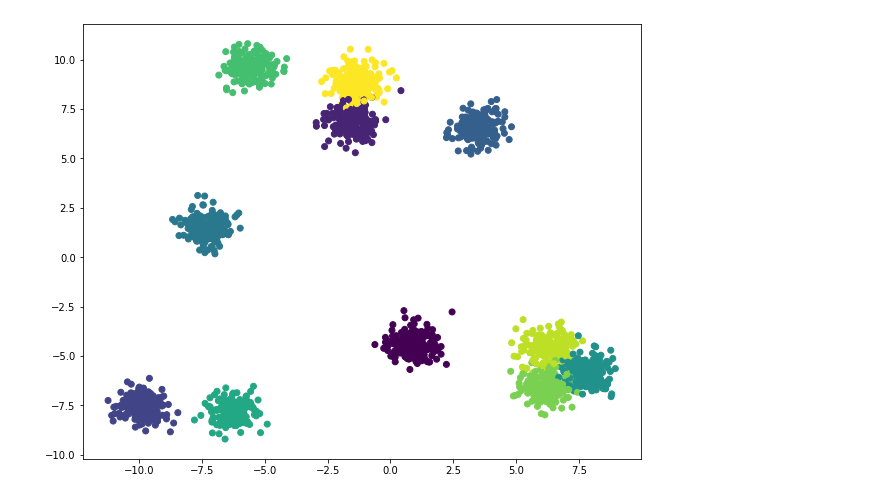
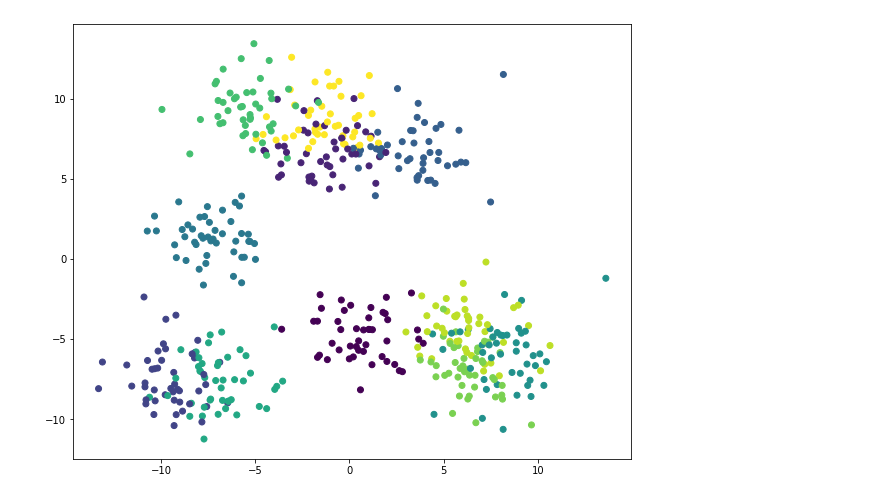
Before and after one commit to Mruzik1/EA-Ac-FCM-Implementation, a Jupyter notebook: main.ipynb, the cells around one changed output. Drawn from its saved outputs; the diff is of its cells as text; code cells hidden in the pictures.

```diff
--- a/main.ipynb
+++ b/main.ipynb
@@ -11,7 +11,7 @@ def plot_datapoints(X: np.ndarray, y: np.ndarray):
     ax.scatter(X[:, 0], X[:, 1], c=y)
     plt.show()
 # %%
-X, y = make_blobs(n_samples=2000, centers=11, cluster_std=0.5, random_state=100)
+X, y = make_blobs(n_samples=500, centers=11, cluster_std=1.5, random_state=100)
 plot_datapoints(X, y)
 # %% [output]
-[figure, old version]
+[figure, new version]
```
Also changed, not shown: parts of 3 cells of this notebook, 6 other files.
